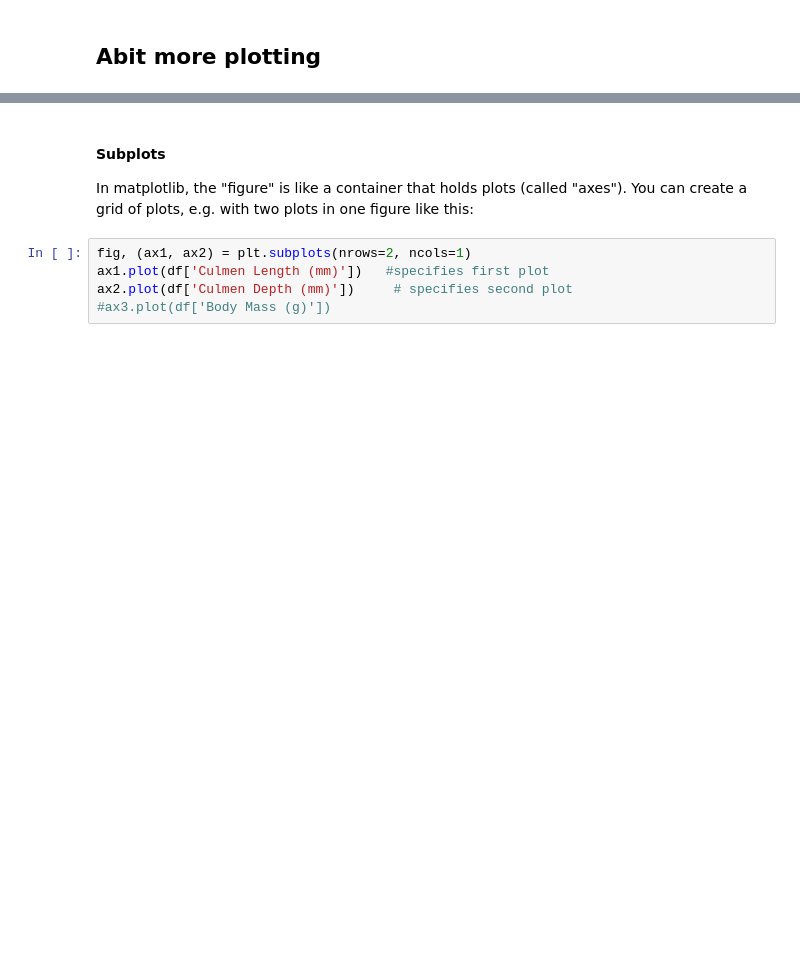
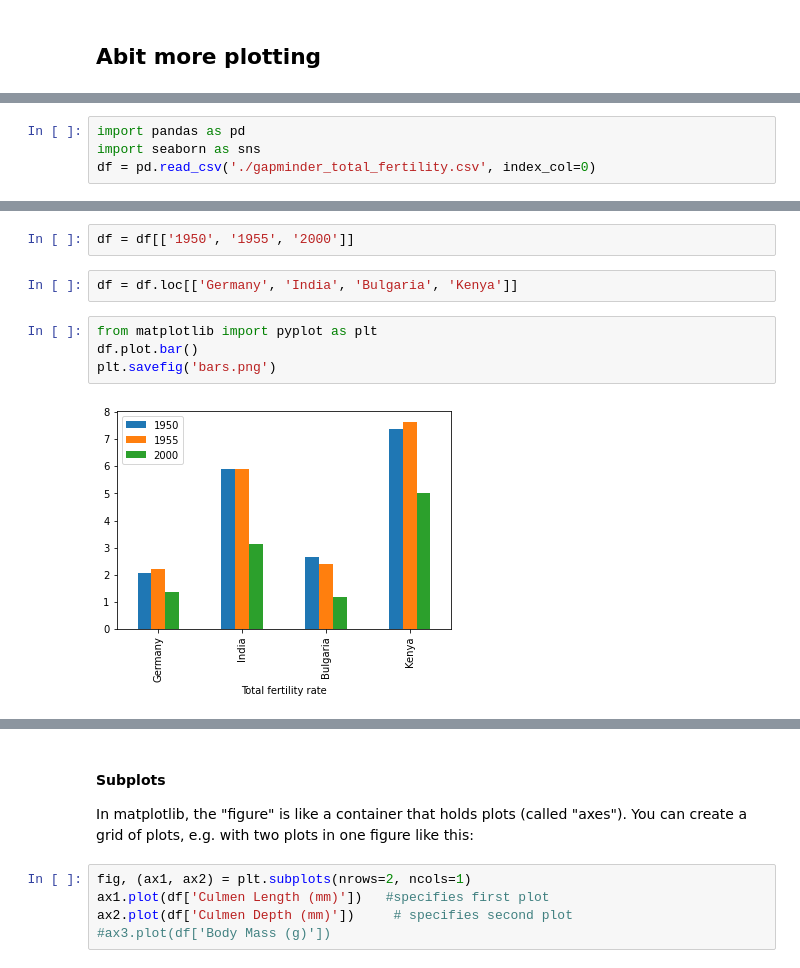
Before and after one commit to RosiNantis/Projects_from_Spiced_personal, a Jupyter notebook: Week_1/spiced_encounters/06-plotting/plotting_encounters_alex.ipynb, the cells around one changed output, grey strips where cells are left out. Drawn from its saved outputs; the diff is of its cells as text; blank space fills up the shorter version.

```diff
--- a/Week_1/spiced_encounters/06-plotting/plotting_encounters_alex.ipynb
+++ b/Week_1/spiced_encounters/06-plotting/plotting_encounters_alex.ipynb
@@ -237,0 +242,4 @@ KeyError: 'Body Mass'
+# %%
+import pandas as pd
+import seaborn as sns
+df = pd.read_csv('./gapminder_total_fertility.csv', index_col=0)
@@ -237,0 +257,10 @@ KeyError: 'Body Mass'
+# %%
+df = df[['1950', '1955', '2000']]
+# %%
+df = df.loc[['Germany', 'India', 'Bulgaria', 'Kenya']]
+# %%
+from matplotlib import pyplot as plt
+df.plot.bar()
+plt.savefig('bars.png')
+# %% [output]
+[figure, added]
```
Also changed, not shown: parts of 10 cells of this notebook, 48 other files.
